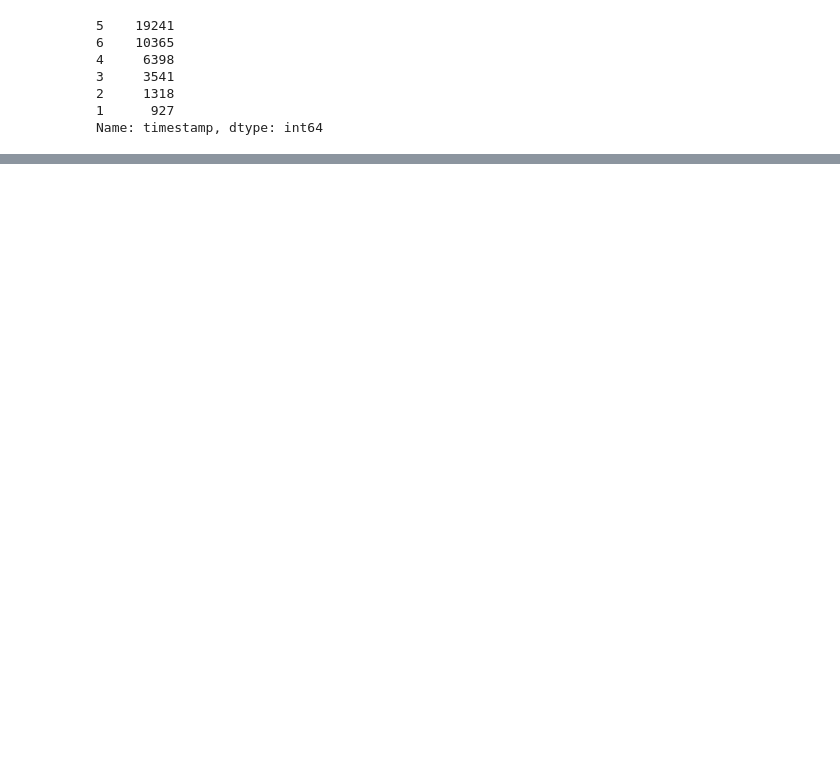
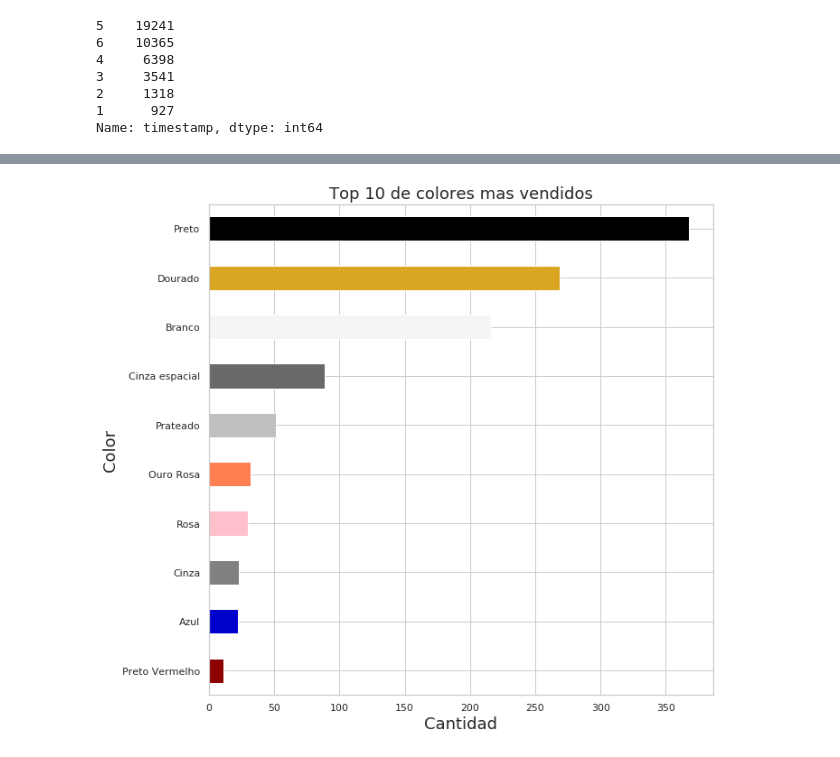
Before and after one commit to jowisaidman/tp1_analisis_exploratorio, a Jupyter notebook: Notebooks/Juli/Untitled.ipynb, the cells around one changed output, grey strips where cells are left out. Saved outputs shown, nothing was run; the diff lists cells and outputs as text; code cells hidden in the pictures; blank space fills up the shorter version.

```diff
--- a/Notebooks/Juli/Untitled.ipynb
+++ b/Notebooks/Juli/Untitled.ipynb
@@ -143,0 +152,8 @@ Name: timestamp, dtype: int64
+# %%
+colores = ['#8B0000','#0000CD','#808080','#FFC0CB','#FF7F50','#C0C0C0','#696969','#F5F5F5','#DAA520','#000000']
+color_plot = conversion['color'].value_counts().head(10).sort_values().plot.barh(figsize = (10,10), color = sns.color_palette(colores))
+color_plot.set_title('Top 10 de colores mas vendidos',fontsize = 18)
+color_plot.set_ylabel('Color',fontsize = 18)
+color_plot.set_xlabel('Cantidad',fontsize = 18);
+# %% [output]
+[figure, added]
```
Also changed, not shown: parts of 24 cells of this notebook, 1 other file.
